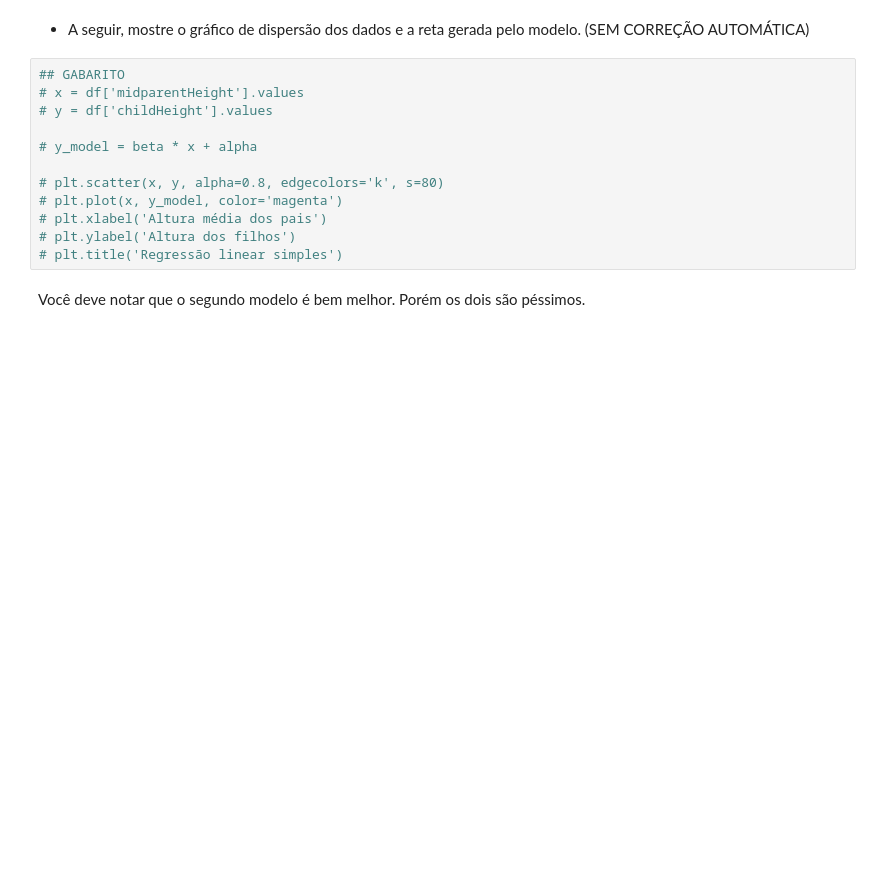
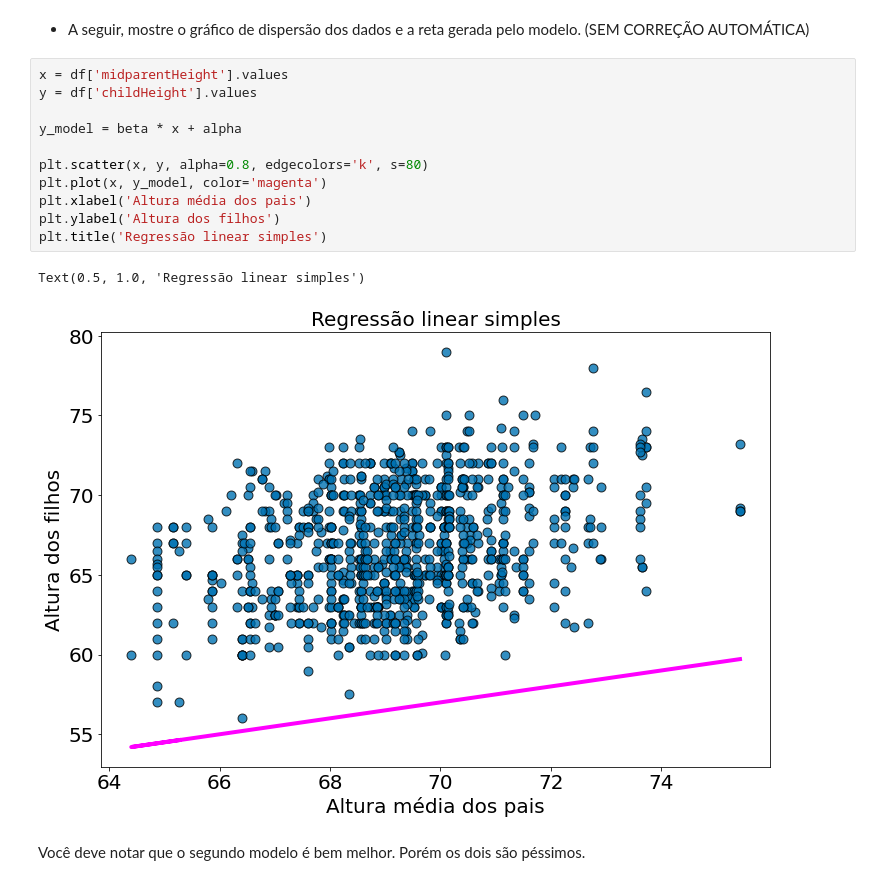
Before and after one commit to nuttka/icd, a Jupyter notebook: lista7.ipynb, the cells around one changed output. Cells and saved outputs as stored; diff of their text form; blank space fills up the shorter version.

```diff
--- a/lista7.ipynb
+++ b/lista7.ipynb
@@ -227,17 +228,19 @@ assert_equal(round(erro_medio2, 2), 10.14)
 # %% [markdown]
 * A seguir, mostre o gráfico de dispersão dos dados e a reta gerada pelo modelo. (SEM CORREÇÃO AUTOMÁTICA)
 # %%
-## GABARITO
-# x = df['midparentHeight'].values
-# y = df['childHeight'].values
+x = df['midparentHeight'].values
+y = df['childHeight'].values
 
-# y_model = beta * x + alpha
+y_model = beta * x + alpha
 
-# plt.scatter(x, y, alpha=0.8, edgecolors='k', s=80)
-# plt.plot(x, y_model, color='magenta')
-# plt.xlabel('Altura média dos pais')
-# plt.ylabel('Altura dos filhos')
-# plt.title('Regressão linear simples')
+plt.scatter(x, y, alpha=0.8, edgecolors='k', s=80)
+plt.plot(x, y_model, color='magenta')
+plt.xlabel('Altura média dos pais')
+plt.ylabel('Altura dos filhos')
+plt.title('Regressão linear simples')
+# %% [output]
+Text(0.5, 1.0, 'Regressão linear simples')
+[figure, added]
 # %% [markdown]
 Você deve notar que o segundo modelo é bem melhor. Porém os dois são péssimos.
 # %% [markdown]
```
Also changed, not shown: parts of 12 cells of this notebook, 1 other file.
